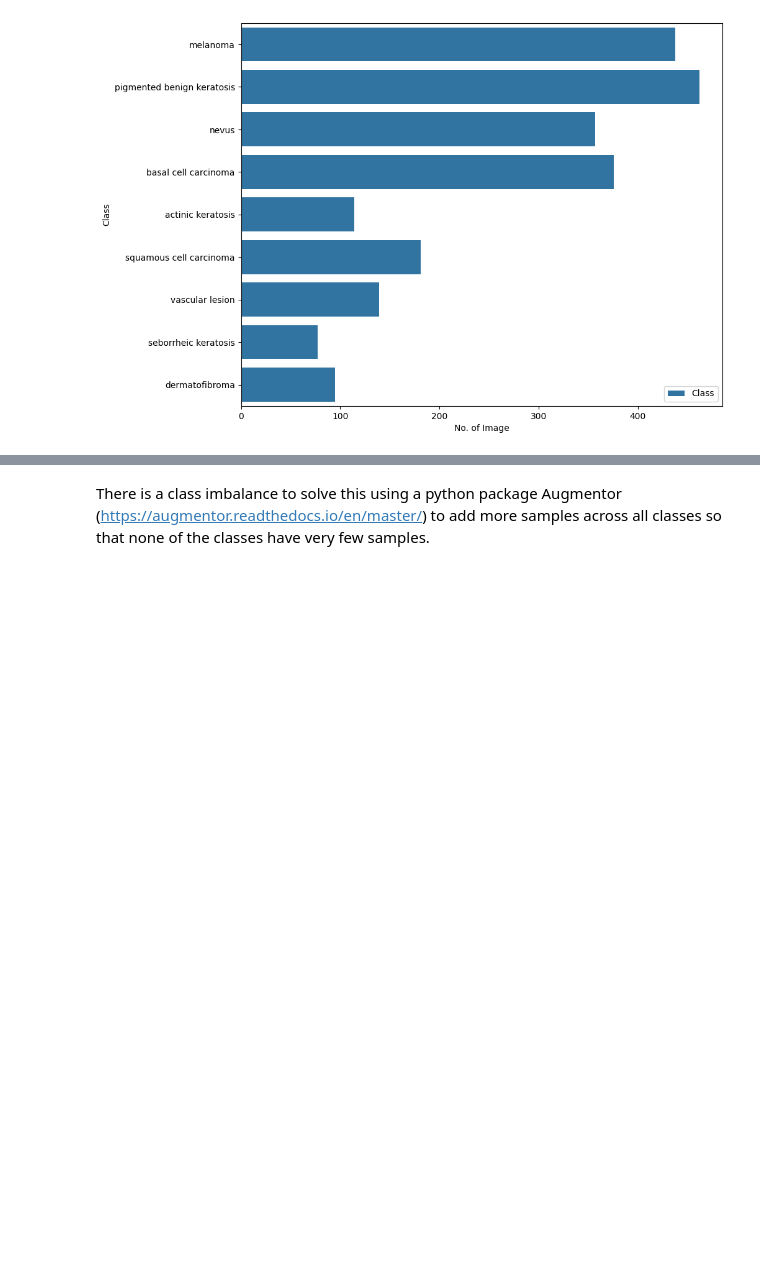
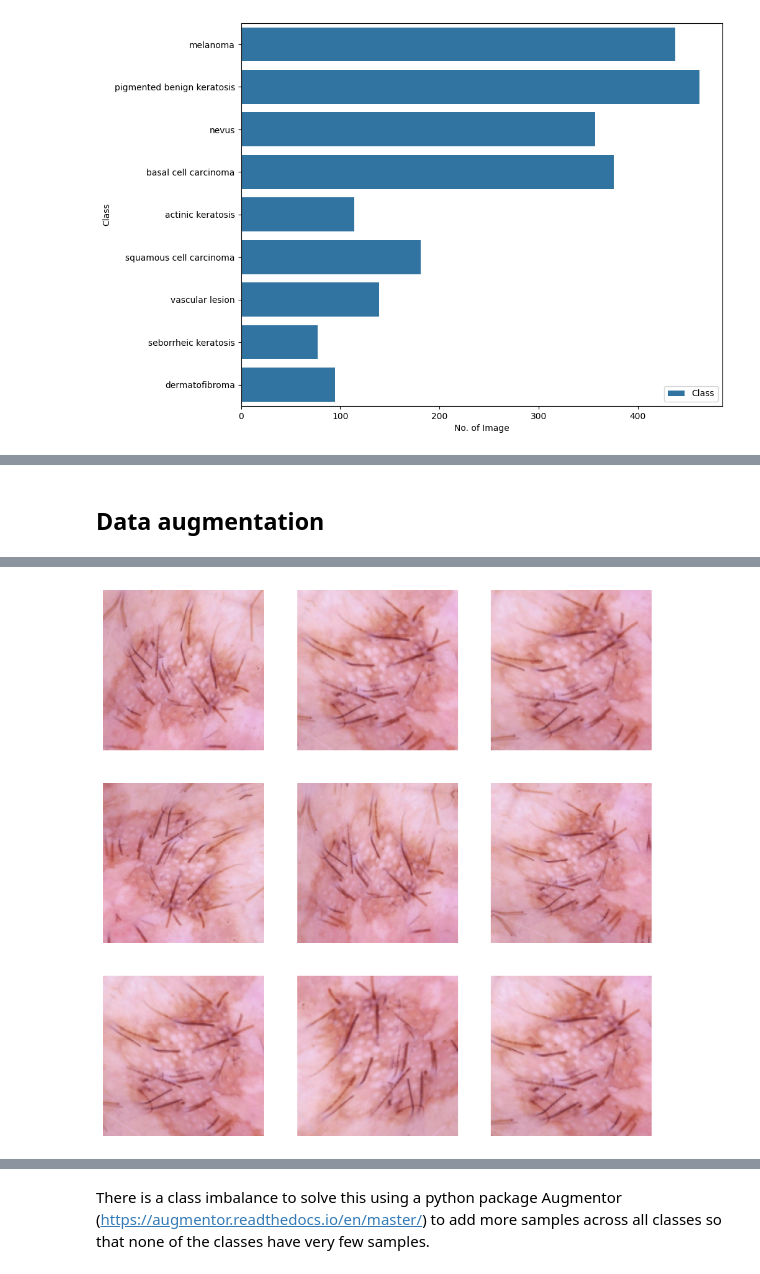
Before and after one commit to RamanPndy/Upgrad-Melanoma-Detection-Assignment, a Jupyter notebook: raman_pandey_nn.ipynb, the cells around one changed output, grey strips where cells are left out. Cells and saved outputs as stored; diff of their text form; code cells hidden in the pictures; blank space fills up the shorter version.

```diff
--- a/raman_pandey_nn.ipynb
+++ b/raman_pandey_nn.ipynb
@@ -183,0 +377,26 @@ sns.barplot(x="No. of Image", y="Class", data=df, label="Class")
+# %% [markdown]
+## Data augmentation
+# %%
+# Todo, after you have analysed the model fit history for presence of underfit or overfit, choose an appropriate data augumentation strategy.
+# augumentation strategy with flip,rotate,skew,shift, zoom, brightness, contrast, saturation, hue
+data_augmentation = tf.keras.Sequential(
+  [
+    RandomFlip("horizontal_and_vertical",
+              input_shape=(img_height,
+                          img_width,
+                          3)),
+    RandomRotation(0.2),
+    RandomZoom(0.2),
+    RandomContrast(0.1)
+  ]
+)
+# %%
+# Todo, visualize how your augmentation strategy works for one instance of training image.
+plt.figure(figsize=(10, 10))
+for images, _ in train_ds.take(1):
+  for i in range(9):
+    augmented_images = data_augmentation(images)
+    ax = plt.subplot(3, 3, i + 1)
+    plt.imshow(augmented_images[0].numpy().astype("uint8"))
+    plt.axis("off")
+# %% [output]
@@ -183,0 +404 @@ sns.barplot(x="No. of Image", y="Class", data=df, label="Class")
+[figure, added]
```
Also changed, not shown: parts of 45 cells of this notebook, 1 other file.
